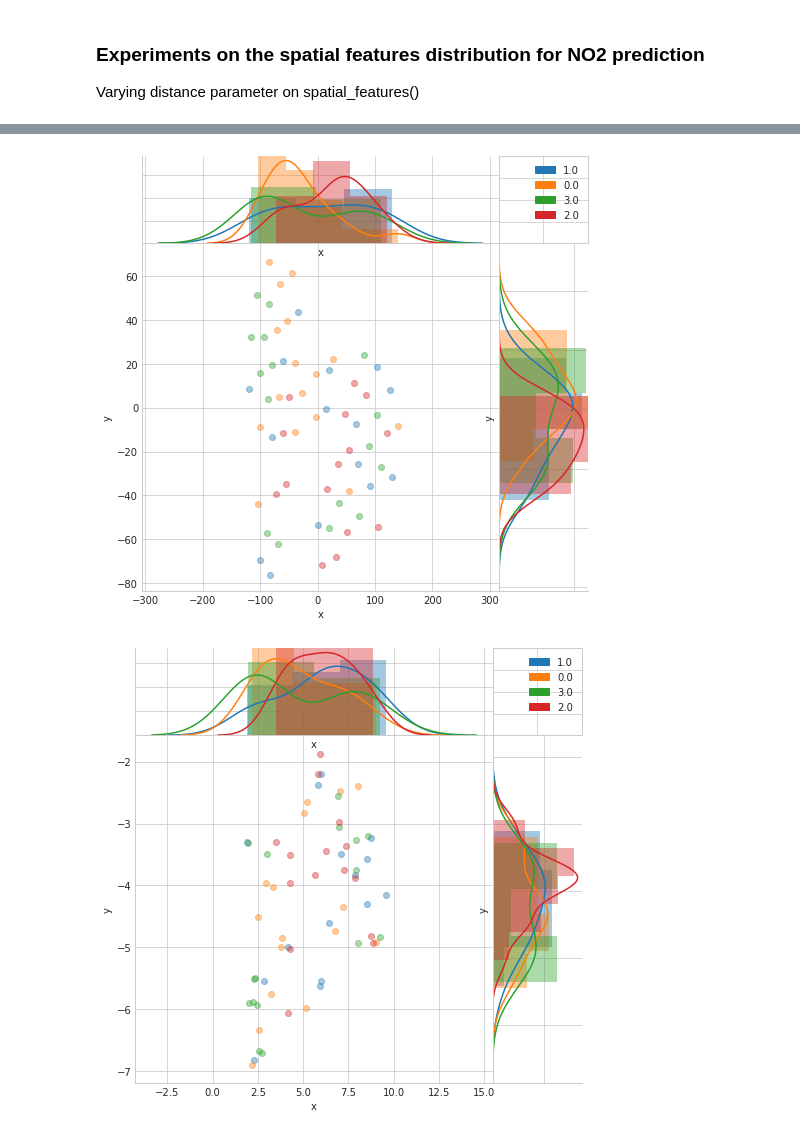
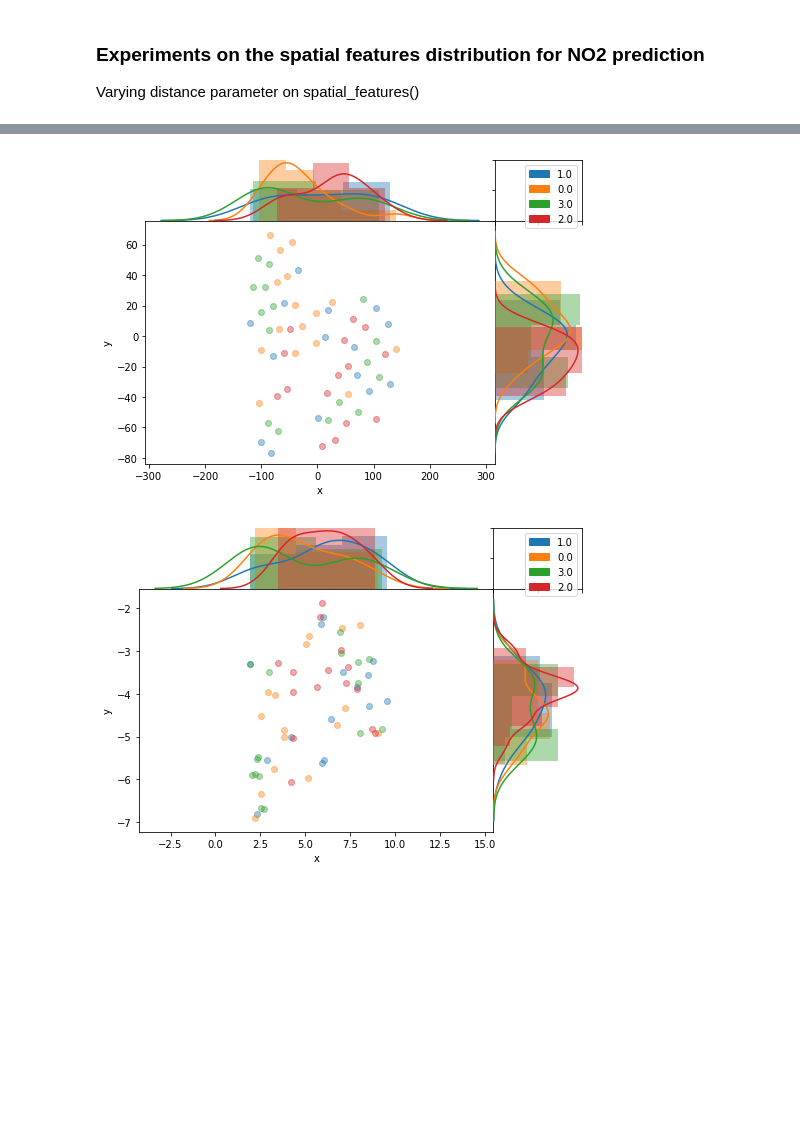
Before and after one commit to adaj/sensingbee, a Jupyter notebook: eda/streets_sensors_features.ipynb, the cells around one changed output, grey strips where cells are left out. Cells and saved outputs as stored; diff of their text form; code cells hidden in the pictures; blank space fills up the shorter version.

```diff
--- a/eda/streets_sensors_features.ipynb
+++ b/eda/streets_sensors_features.ipynb
@@ -111,19 +125,20 @@ s = s.loc[s['Sensor Name'].isin(m)]
 sensors = s.set_index(['Variable','Sensor Name','Timestamp'])
 metadata = metadata.loc[sensors.index.get_level_values(1).unique()]
 # %%
+# this is for generate a label (0,1,2,3) for the variable intensity median on each sensor
 def encoding_sensor_variable_classe(sensors, var):
     df = sensors.loc['NO2'].groupby('Sensor Name').mean()
 
     def f(x):
-        if x<no2.quantile(0.25)['Value']:
+        if x<df.quantile(0.25)['Value']:
             return 0
-        elif x<no2.quantile(0.5)['Value']:
+        elif x<df.quantile(0.5)['Value']:
             return 1
-        elif x<no2.quantile(0.75)['Value']:
+        elif x<df.quantile(0.75)['Value']:
             return 2
         else:
             return 3
-    df['Value'] = no2['Value'].apply(f)
+    df['Value'] = df['Value'].apply(f)
     return df
 # %% [markdown]
 ## Spatial features extraction
@@ -178,15 +185,16 @@ sf.head()
 # %%
 #500m
 
 s500m = spatial_features(lines, points, metadata, 0.0055)
 s500m = s500m.join(encoding_sensor_variable_classe(sensors, 'NO2')).dropna()
 tsne = TSNE(n_components=2, random_state=0).fit_transform(s500m[s500m.columns[:-1]])
 tsne = pd.DataFrame(tsne, columns=['x','y'])
 tsne['NO2'] = s500m['Value'].values
-# sns.jointplot(x=tsne[:,0], y=tsne[:,1], kind="kde", xlim=[tsne[:,0].min(),tsne[:,0].max()], ylim=[tsne[:,1].min(),tsne[:,1].max()] )
-jointplot_w_hue(data=tsne, x='x', y='y', hue='NO2', figsize=(8,8))['fig']
+
+fig, axes = plt.subplots(ncols=1, nrows=1, figsize=(7,5))
+jointplot_w_hue(data=tsne, x='x', y='y', hue='NO2', fig=fig, path=DATA_FOLDER+'plots/streetfeatures_count_500m.svg')['fig']
 # %% [output]
-[figure, old version]
+[figure, new version]
 # %%
 #100m
 
@@ -195,10 +203,11 @@ s100m = s100m.join(encoding_sensor_variable_classe(sensors, 'NO2')).dropna()
 tsne = TSNE(n_components=2, random_state=0).fit_transform(s100m[s100m.columns[:-1]])
 tsne = pd.DataFrame(tsne, columns=['x','y'])
 tsne['NO2'] = s100m['Value'].values
-# sns.jointplot(x=tsne[:,0], y=tsne[:,1], kind="kde", xlim=[tsne[:,0].min(),tsne[:,0].max()], ylim=[tsne[:,1].min(),tsne[:,1].max()] )
-jointplot_w_hue(data=tsne, x='x', y='y', hue='NO2', figsize=(8,8))['fig']
+
+fig, axes = plt.subplots(ncols=1, nrows=1, figsize=(7,5))
+jointplot_w_hue(data=tsne, x='x', y='y', hue='NO2', fig=fig, path=DATA_FOLDER+'plots/streetfeatures_count_100m.svg')['fig']
 # %% [output]
-[figure, old version]
+[figure, new version]
 # %%
 #50m
 
```
Also changed, not shown: parts of 8 cells of this notebook, 15 other files.
